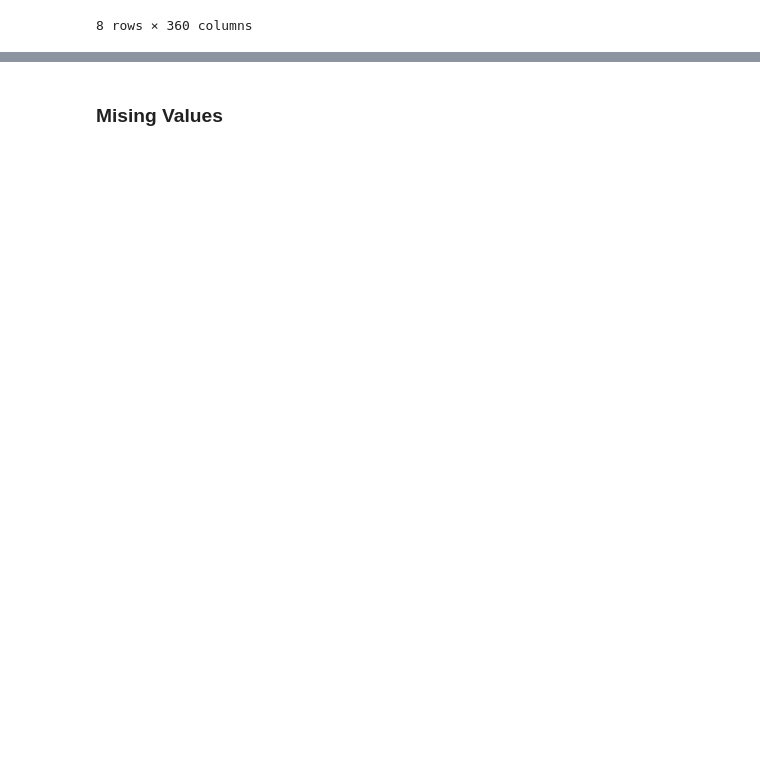
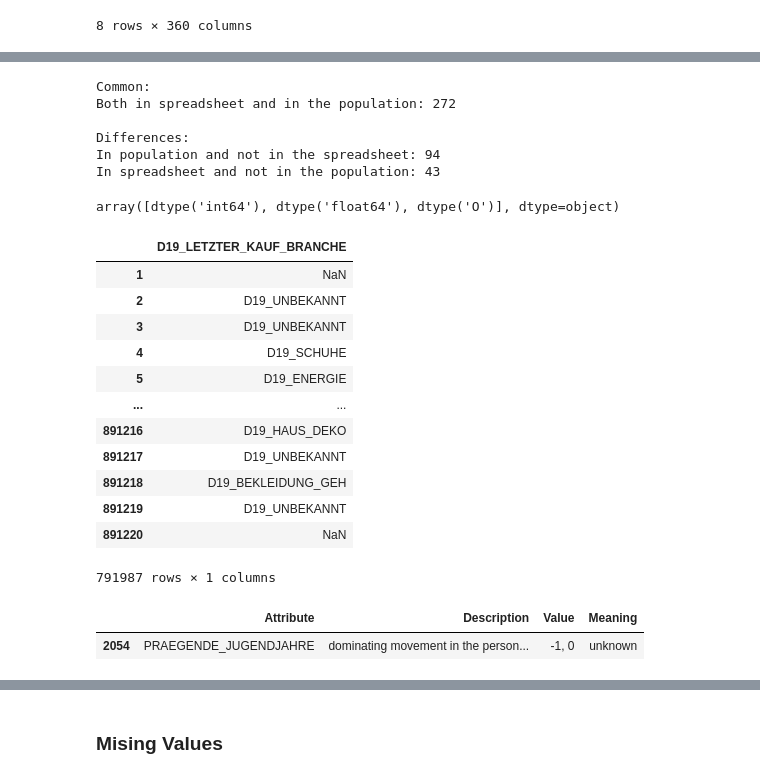
Before and after one commit to Evaggelou/Arvato-Project-, a Jupyter notebook: Arvato_Project_Workbook.ipynb, the cells around one changed output, grey strips where cells are left out. Drawn from its saved outputs; the diff is of its cells as text; code cells hidden in the pictures; blank space fills up the shorter version.

```diff
--- a/Arvato_Project_Workbook.ipynb
+++ b/Arvato_Project_Workbook.ipynb
@@ -71,0 +217,41 @@ azdias.describe()
+# %%
+# find the difference in spreadsheet and in the population
+atributes_list = attributes.Attribute.unique().tolist()
+azdias_list = azdias.columns.unique().tolist()
+print("Common:")
+print(f"Both in spreadsheet and in the population: {len(np.intersect1d(azdias_list,atributes_list))}")
+print("\nDifferences:")
+print(f"In population and not in the spreadsheet: {len(np.setdiff1d(azdias_list,atributes_list))}")
+print(f"In spreadsheet and not in the population: {len(np.setdiff1d(atributes_list,azdias_list))}")
+# %% [output]
+Common:
+Both in spreadsheet and in the population: 272
+
+Differences:
+In population and not in the spreadsheet: 94
+In spreadsheet and not in the population: 43
+# %%
+np.unique(azdias.dtypes)
+# %% [output]
+array([dtype('int64'), dtype('float64'), dtype('O')], dtype=object)
+# %%
+azdias[azdias.dtypes[azdias.dtypes=='object'].index]
+# %% [output]
+|  | D19_LETZTER_KAUF_BRANCHE |
+| 1 | NaN |
+| 2 | D19_UNBEKANNT |
+| 3 | D19_UNBEKANNT |
+| 4 | D19_SCHUHE |
+| 5 | D19_ENERGIE |
+| ... | ... |
+| 891216 | D19_HAUS_DEKO |
+| 891217 | D19_UNBEKANNT |
+| 891218 | D19_BEKLEIDUNG_GEH |
+| 891219 | D19_UNBEKANNT |
+| 891220 | NaN |
+791987 rows × 1 columns
+# %%
+attributes[attributes.Attribute=='PRAEGENDE_JUGENDJAHRE']
+# %% [output]
+|  | Attribute | Description | Value | Meaning |
+| 2054 | PRAEGENDE_JUGENDJAHRE | dominating movement in the person... | -1, 0 | unknown |
```
Also changed, not shown: parts of 67 cells of this notebook.
